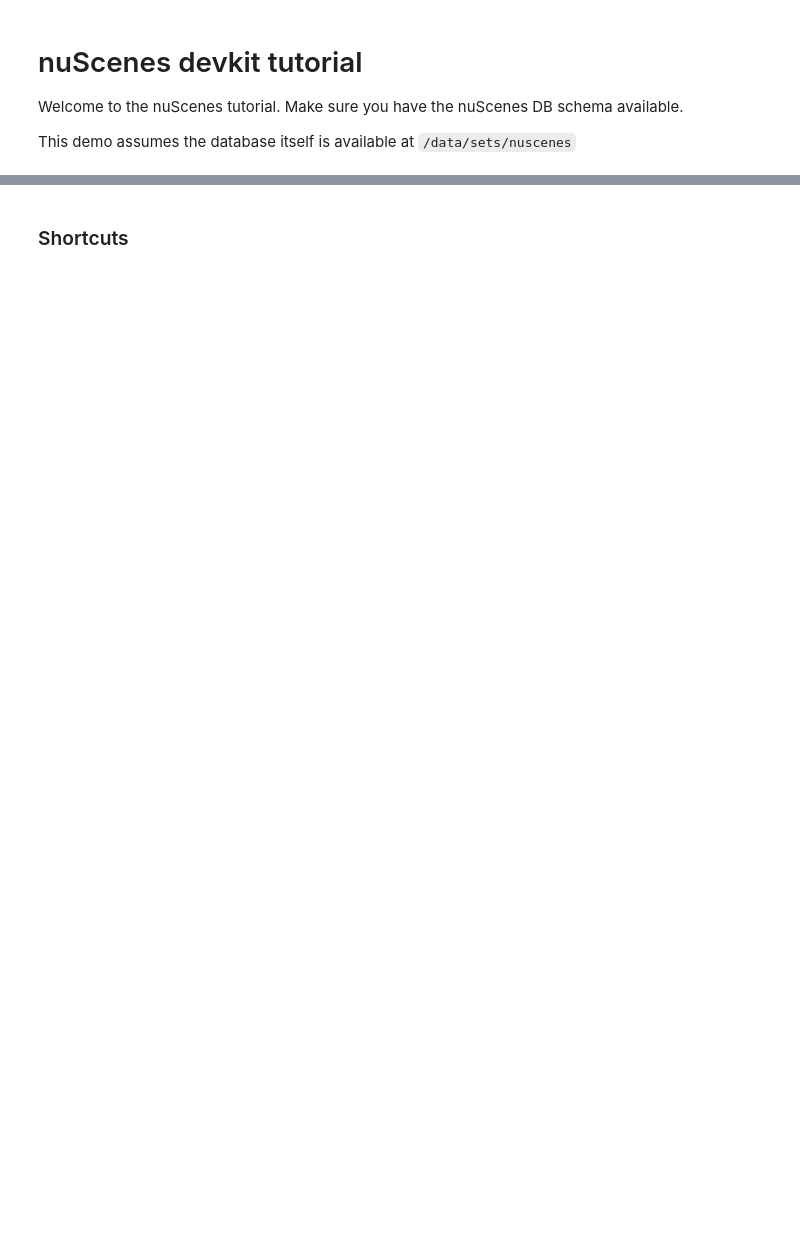
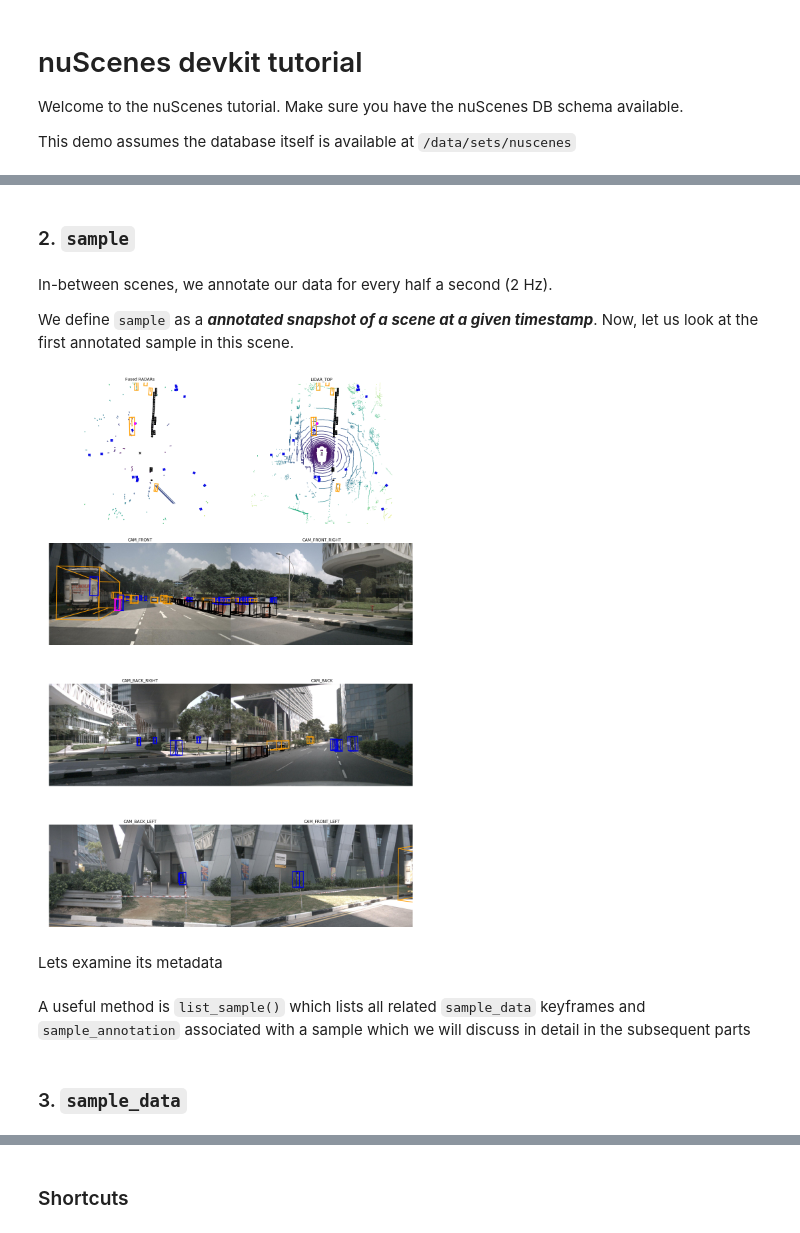
Before and after one commit to nutonomy/nuscenes-devkit, a Jupyter notebook: python-sdk/tutorial.ipynb, the cells around one changed output, grey strips where cells are left out. Saved outputs shown, nothing was run; the diff lists cells and outputs as text; code cells hidden in the pictures; blank space fills up the shorter version.

```diff
--- a/python-sdk/tutorial.ipynb
+++ b/python-sdk/tutorial.ipynb
@@ -86,0 +7,6 @@ In this section we list the short-cuts and reverse indices that are added to the
+# %%
+%matplotlib inline
+from nuscenes.nuscenes import NuScenes
+import matplotlib.pyplot as plt
+
+nusc = NuScenes(version='v1.0-mini', dataroot='/data/sets/nuscenes-v1.0', verbose=True)
@@ -86,0 +71,3 @@ In this section we list the short-cuts and reverse indices that are added to the
+# %%
+my_scene = nusc.scene[0]
+my_scene
@@ -86,0 +82,13 @@ In this section we list the short-cuts and reverse indices that are added to the
+# %% [markdown]
+### 2. `sample`
+# %% [markdown]
+In-between scenes, we annotate our data for every half a second (2 Hz).
+
+We define `sample` as a ***annotated snapshot of a scene at a given timestamp***. Now, let us look at the first annotated sample in this scene.
+# %%
+first_sample_token = my_scene['first_sample_token']
+nusc.render_sample(first_sample_token)
+# %% [output]
+[figure, added]
+# %% [markdown]
+Lets examine its metadata
@@ -86,0 +98,2 @@ In this section we list the short-cuts and reverse indices that are added to the
+# %% [markdown]
+A useful method is  `list_sample()` which lists all related `sample_data` keyframes and `sample_annotation` associated with a sample which we will discuss in detail in the subsequent parts
@@ -86,0 +102,2 @@ In this section we list the short-cuts and reverse indices that are added to the
+# %% [markdown]
+### 3. `sample_data`
```
Also changed, not shown: parts of 153 cells of this notebook.
